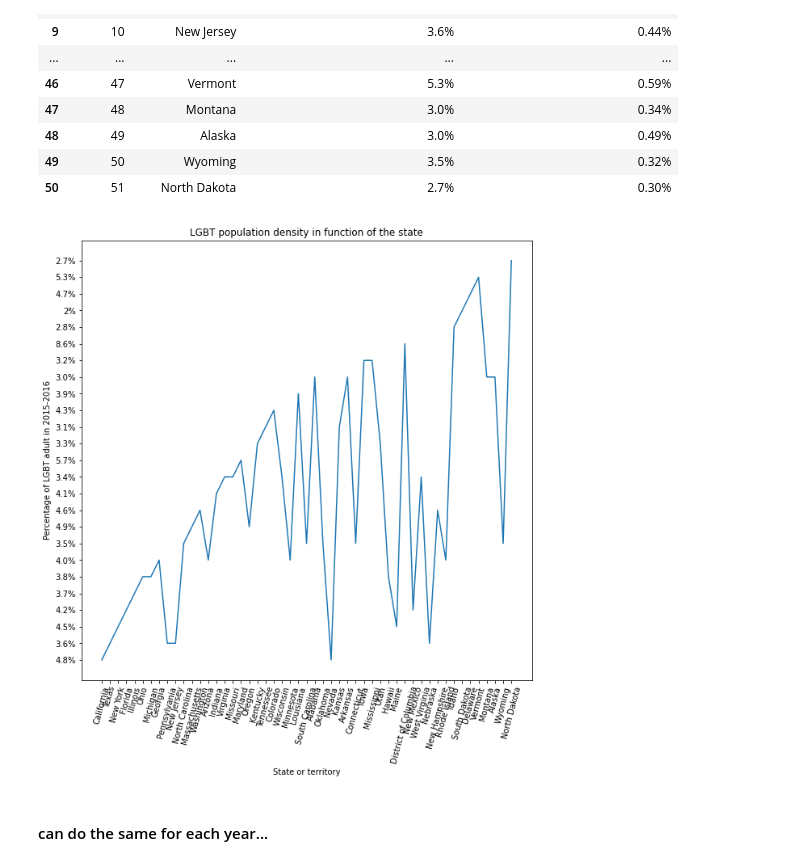
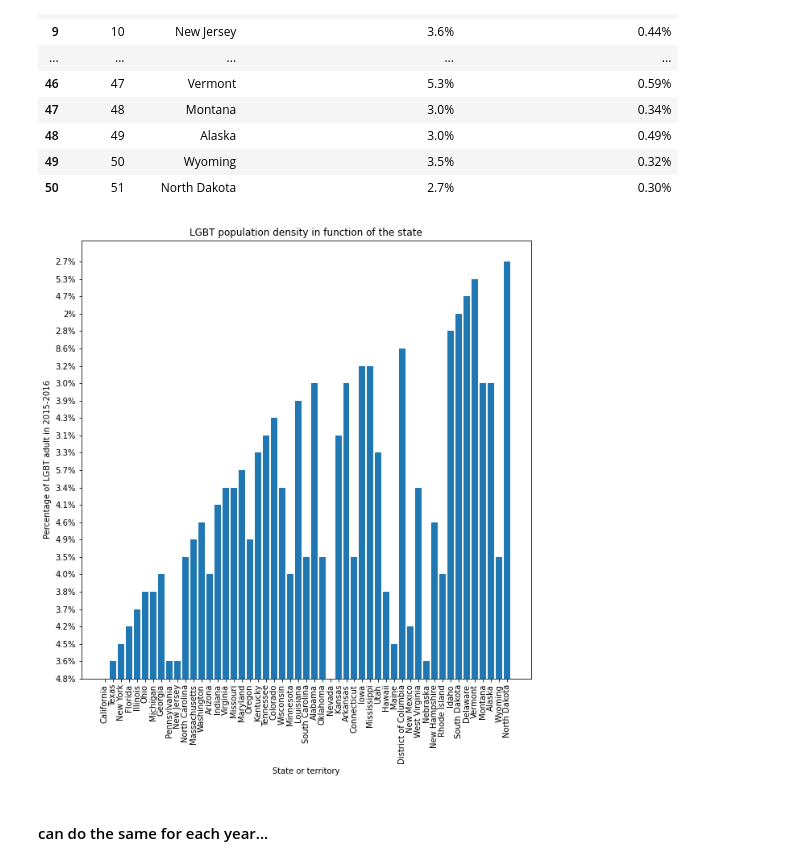
Before and after one commit to epfl-ada/ada-2021-project-ada_group_project, a Jupyter notebook: basic_exploration.ipynb, the cells around one changed output. Saved outputs shown, nothing was run; the diff lists cells and outputs as text; code cells hidden in the pictures.

```diff
--- a/basic_exploration.ipynb
+++ b/basic_exploration.ipynb
@@ -313,14 +313,14 @@ lgbtsummary.head(lgbtsummary.shape[0])
 # %%
 #visualizations:
 plt.figure(figsize=(10,10))
-plt.plot(lgbtsummary['State or territory'],lgbtsummary['Percentage of LGBT adult in 2015-2016'])
-plt.xticks(rotation=75)
+plt.bar(lgbtsummary['State or territory'],lgbtsummary['Percentage of LGBT adult in 2015-2016'])
+plt.xticks(rotation=90)
 plt.xlabel("State or territory")
 plt.ylabel("Percentage of LGBT adult in 2015-2016")
 plt.title("LGBT population density in function of the state")
 plt.show()
 # %% [output]
-[figure, old version]
+[figure, new version]
 # %% [markdown]
 #### can do the same for each year...
 # %%
```
Also changed, not shown: parts of 3 cells of this notebook.
